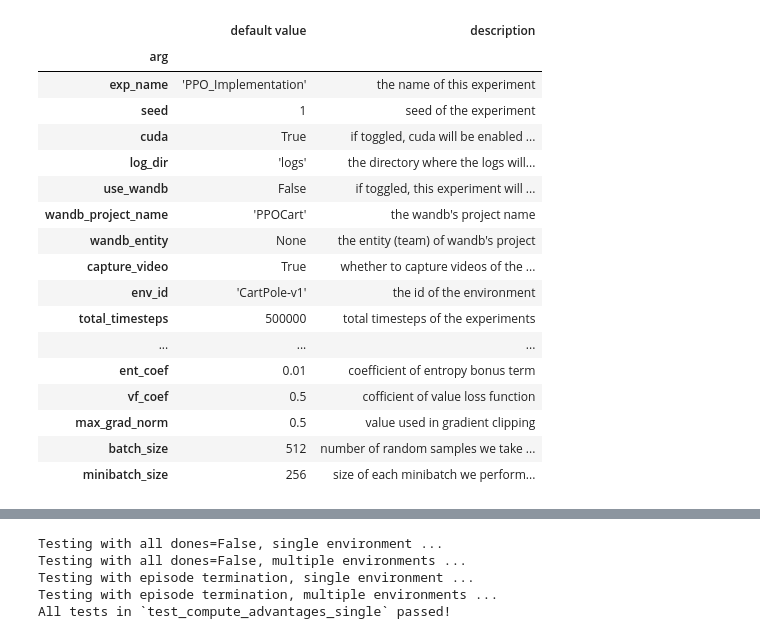
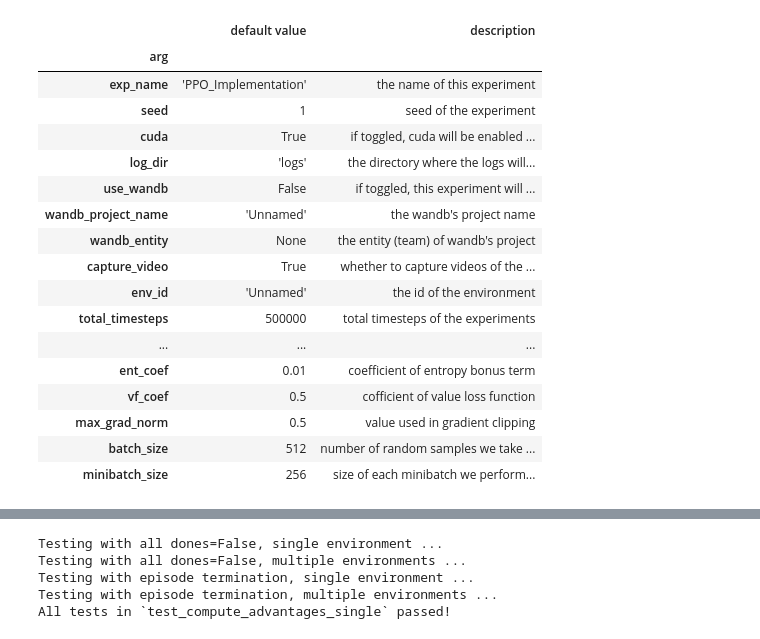
Before and after one commit to callummcdougall/ARENA_2.0, a Jupyter notebook: chapter2_rl/exercises/part3_ppo/answers.ipynb, the cells around one changed output, grey strips where cells are left out. Cells and saved outputs as stored; diff of their text form; code cells hidden in the pictures.

```diff
--- a/chapter2_rl/exercises/part3_ppo/answers.ipynb
+++ b/chapter2_rl/exercises/part3_ppo/answers.ipynb
@@ -63,46 +63,46 @@ class PPOArgs:
     cuda: bool = t.cuda.is_available()
     log_dir: str = "logs"
     use_wandb: bool = False
-    wandb_project_name: str = "PPOCart"
+    wandb_project_name: str = "Unnamed"
     wandb_entity: str = None
     capture_video: bool = True
-    env_id: str = "CartPole-v1"
+    env_id: str = "Unnamed"
     total_timesteps: int = 500000
     learning_rate: float = 0.00025
     num_envs: int = 4
     num_steps: int = 128
     gamma: float = 0.99
     gae_lambda: float = 0.95
     num_minibatches: int = 4
     batches_per_epoch: int = 4
     clip_coef: float = 0.2
     ent_coef: float = 0.01
     vf_coef: float = 0.5
     max_grad_norm: float = 0.5
     batch_size: int = 512
     minibatch_size: int = 128
 
     def __post_init__(self):
         assert self.batch_size % self.minibatch_size == 0, "batch_size must be divisible by minibatch_size"
         self.total_epochs = self.total_timesteps // (self.num_steps * self.num_envs)
         self.total_training_steps = self.total_epochs * self.batches_per_epoch * (self.batch_size // self.minibatch_size)
 
 
 
 args = PPOArgs(minibatch_size=256)
 utils.arg_help(args)
 # %% [output]
 |  | default value | description |
 | arg |  |  |
 | exp_name | 'PPO_Implementation' | the name of this experiment |
 | seed | 1 | seed of the experiment |
 | cuda | True | if toggled, cuda will be enabled ... |
 | log_dir | 'logs' | the directory where the logs will... |
 | use_wandb | False | if toggled, this experiment will ... |
-| wandb_project_name | 'PPOCart' | the wandb's project name |
+| wandb_project_name | 'Unnamed' | the wandb's project name |
 | wandb_entity | None | the entity (team) of wandb's project |
 | capture_video | True | whether to capture videos of the ... |
-| env_id | 'CartPole-v1' | the id of the environment |
+| env_id | 'Unnamed' | the id of the environment |
 | total_timesteps | 500000 | total timesteps of the experiments |
 | ... | ... | ... |
 | ent_coef | 0.01 | coefficient of entropy bonus term |
```
Also changed, not shown: parts of 4 cells of this notebook.
